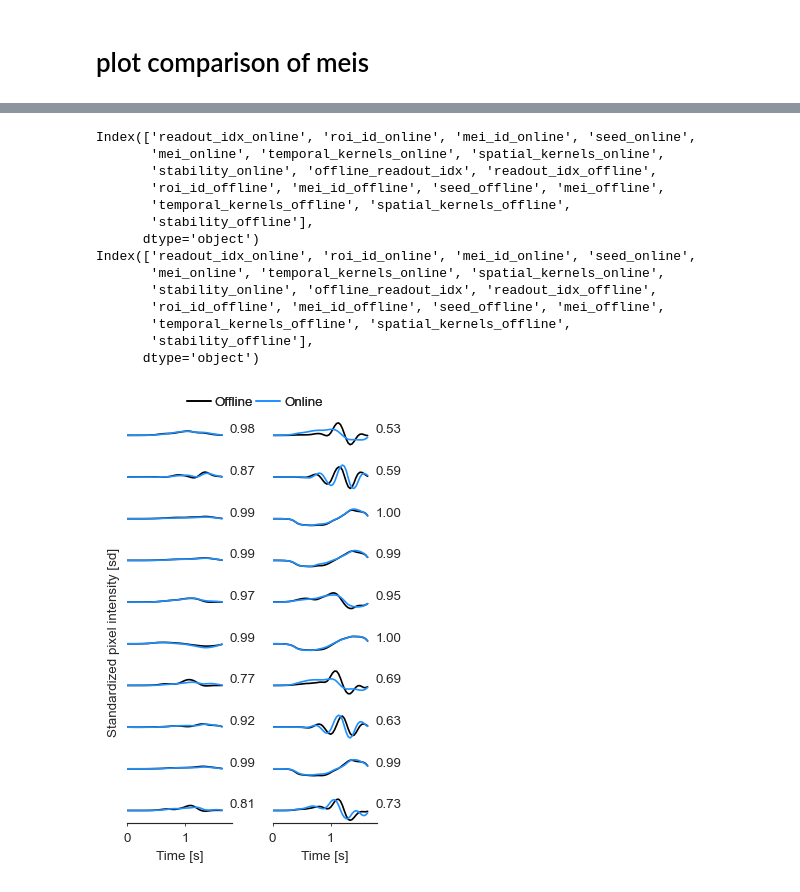
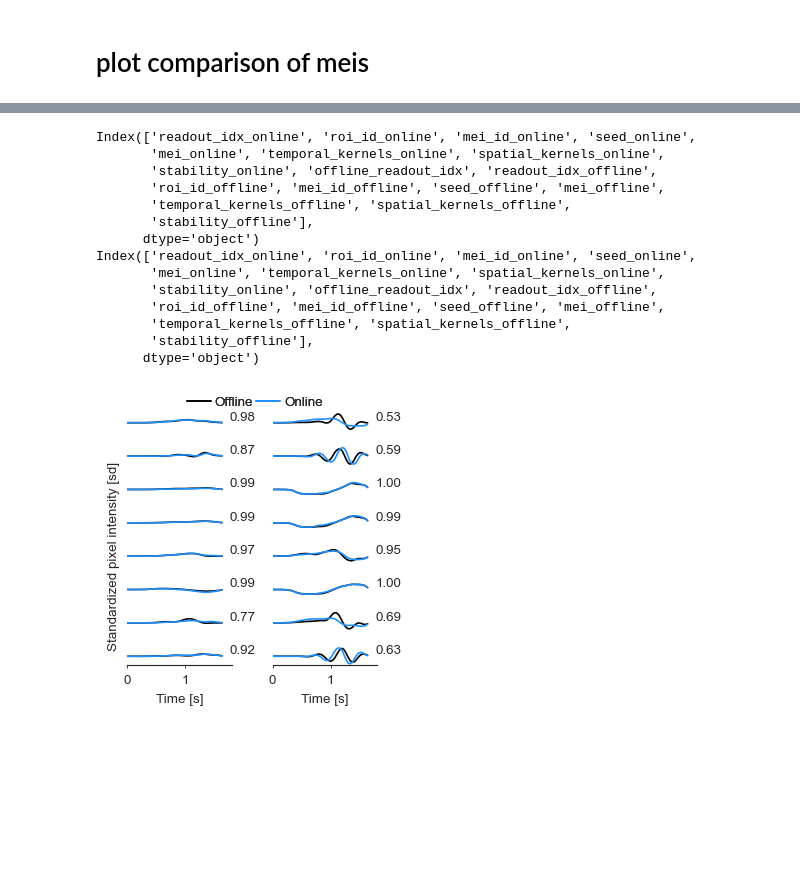
Before and after one commit to SamuelSuhai/model_in_the_loop, a Jupyter notebook: thesis/code/validate_online_meis/plot_mei_online_offline_comparison.ipynb, the cells around one changed output, grey strips where cells are left out. Saved outputs shown, nothing was run; the diff lists cells and outputs as text; code cells hidden in the pictures; blank space fills up the shorter version.

```diff
--- a/thesis/code/validate_online_meis/plot_mei_online_offline_comparison.ipynb
+++ b/thesis/code/validate_online_meis/plot_mei_online_offline_comparison.ipynb
@@ -36,7 +33,7 @@ os.makedirs(FIG_DIR,exist_ok=True)
 ensemble_conatiner_path = "GCL0_20251003_212914_refined_ensemble/mei_data_container.pkl"
 session_dict_raw_path = "GCL0_20251003_212914_refined_ensemble/session_dict_raw.pkl"
 
-ensemble_container = ut.load_file_from_pickle(os.path.join(DATA_DIR,ensemble_conatiner_path))
+ensemble_container = ut.load_torch_file(os.path.join(DATA_DIR,ensemble_conatiner_path))
 session_dict_raw = ut.load_file_from_pickle(os.path.join(DATA_DIR,session_dict_raw_path))
 # %% [markdown]
 Note: The session dict of the refined ensemble has session name online_session_1_ventral1_20251001, because I trained it then, but the data corresponds to a different session name in the session dicts loaded from openretina.
@@ -202,8 +118,11 @@ Predictions shape: (720, 80), Target shape: (750, 51)
 # %%
 full_ensemble_predictions_path = os.path.join(DATA_DIR,"figure_data",f"full_ensemble_predictions_offline_{OFFLINE_SESSION_ID}_online_{ONLINE_SESSION_ID}.pkl")
 
-with open(full_ensemble_predictions_path,"wb") as f:
-    # dump
-    pickle.dump(pred_full_ensemble,f)
+# with open(full_ensemble_predictions_path,"wb") as f:
+#     # dump
+#     pickle.dump(pred_full_ensemble,f)
+
+with open(full_ensemble_predictions_path,"rb") as f:
+    pred_full_ensemble = pickle.load(f)
 # %% [markdown]
 ## MEI data container refined ensemble
@@ -325,9 +242,10 @@ def plot_prediction_similarity(online_readout_indices,
 # %% [markdown]
 # Plot comparison of predictions
 # %%
-fig,axes = plt.subplots(10,1,figsize =plotter.figsize_from_frac(1/4,1/3))
+plotfirstn = 8
+fig,axes = plt.subplots(plotfirstn,1,figsize =plotter.figsize_from_frac(1/4,1/3))
 plot_prediction_similarity(
-    online_readout_indices=list(online_readout_idx2offline_readout_idx.keys())[:10],
+    online_readout_indices=list(online_readout_idx2offline_readout_idx.keys())[:plotfirstn],
     online_readout_idx2offline_readout_idx=online_readout_idx2offline_readout_idx,
     online_predictions=pred_refined_ensemble,
     offline_predictions=pred_full_ensemble,
@@ -407,9 +325,10 @@ def plot_temporal_kernels_comparison(online_readout_indices,
         global_y_label = "Standardized pixel intensity [sd]",
     )
 # %%
-fig,axes = plt.subplots(10,2,figsize=plotter.figsize_from_frac(1/3,1/2),sharey=True)
+plotfirstn = 8
+fig,axes = plt.subplots(plotfirstn,2,figsize=plotter.figsize_from_frac(1/3,1/3),sharey=True)
 plot_temporal_kernels_comparison(
-    online_readout_indices=list(online_readout_idx2offline_readout_idx.keys())[:10],
+    online_readout_indices=list(online_readout_idx2offline_readout_idx.keys())[:plotfirstn],
     online_readout_idx2offline_readout_idx=online_readout_idx2offline_readout_idx,
     online_mei_container=refined_ensemble_mei_data_container,
     offline_mei_container=full_ensemble_mei_data_container,
@@ -418,39 +337,39 @@ plot_temporal_kernels_comparison(
 )
 
 # remove y_label
-axes[5,1].set_ylabel("")
+axes[plotfirstn//2,1].set_ylabel("")
 
 plot_temporal_kernels_comparison(
-    online_readout_indices=list(online_readout_idx2offline_readout_idx.keys())[:10],
+    online_readout_indices=list(online_readout_idx2offline_readout_idx.keys())[:plotfirstn],
     online_readout_idx2offline_readout_idx=online_readout_idx2offline_readout_idx,
     online_mei_container=refined_ensemble_mei_data_container,
     offline_mei_container=full_ensemble_mei_data_container,
     axes = axes[:,0],
     channel = "green",
 )
 
-#remove
+#remove second
 
 plotter.tight_layout()
 
 save_path = os.path.join(FIG_DIR,"temporal_kernels_offline_vs_online_20200226_uv_green.svg")
 fig.savefig(save_path,format="svg",bbox_inches='tight')
 # %% [output]
 Index(['readout_idx_online', 'roi_id_online', 'mei_id_online', 'seed_online',
        'mei_online', 'temporal_kernels_online', 'spatial_kernels_online',
        'stability_online', 'offline_readout_idx', 'readout_idx_offline',
        'roi_id_offline', 'mei_id_offline', 'seed_offline', 'mei_offline',
        'temporal_kernels_offline', 'spatial_kernels_offline',
        'stability_offline'],
       dtype='object')
 Index(['readout_idx_online', 'roi_id_online', 'mei_id_online', 'seed_online',
        'mei_online', 'temporal_kernels_online', 'spatial_kernels_online',
        'stability_online', 'offline_readout_idx', 'readout_idx_offline',
        'roi_id_offline', 'mei_id_offline', 'seed_offline', 'mei_offline',
        'temporal_kernels_offline', 'spatial_kernels_offline',
        'stability_offline'],
       dtype='object')
-[figure, old version]
+[figure, new version]
 # %%
 def plot_spatial_kernel_comparison(online_readout_indices,
                         online_readout_idx2offline_readout_idx,
```
Also changed, not shown: parts of 12 cells of this notebook, 14 other files.
